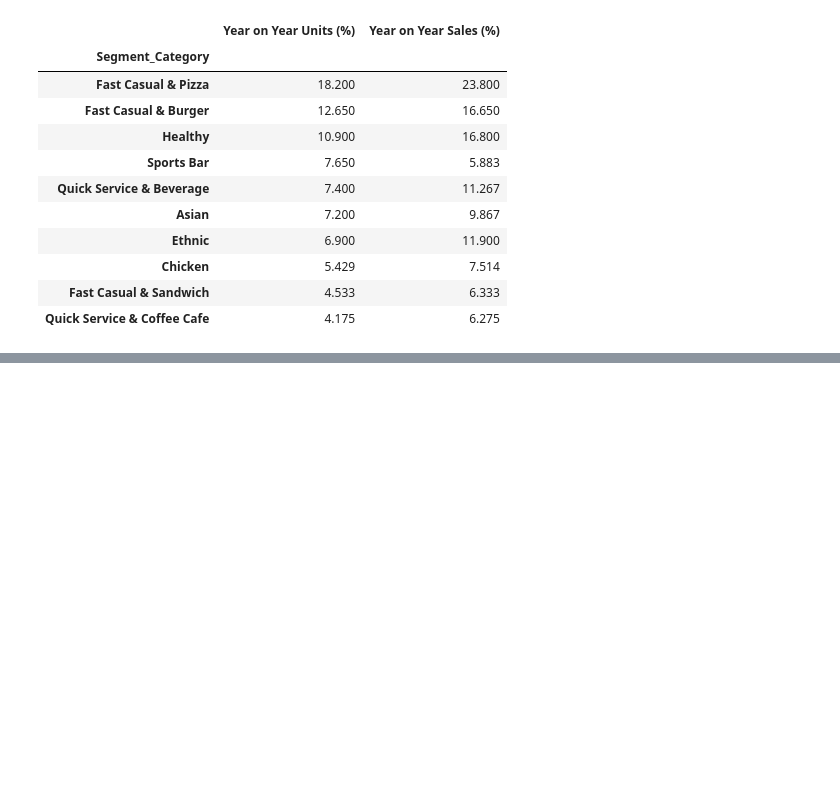
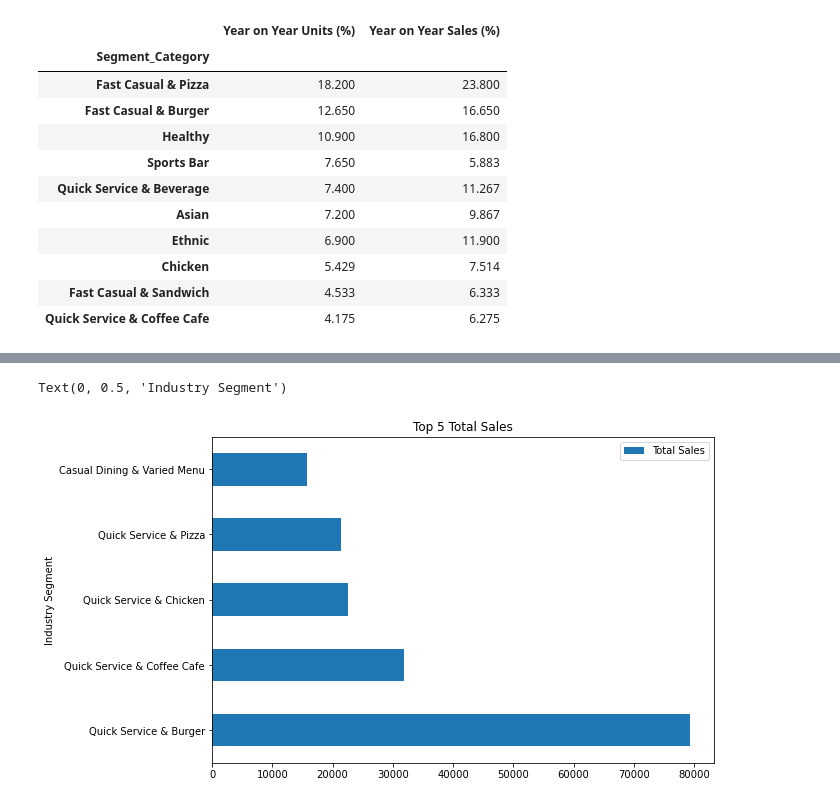
Before and after one commit to gavindizon/lyrid-training, a Jupyter notebook: Tidy Tuesday 1/DIZON - Tidy Tuesday #1.ipynb, the cells around one changed output, grey strips where cells are left out. Cells and saved outputs as stored; diff of their text form; code cells hidden in the pictures; blank space fills up the shorter version.

```diff
--- a/Tidy Tuesday 1/DIZON - Tidy Tuesday #1.ipynb
+++ b/Tidy Tuesday 1/DIZON - Tidy Tuesday #1.ipynb
@@ -248,0 +230,11 @@ Additionally, it can be seen that there is a strong positive correlation between
+# %%
+viz_sumAnalysis = sc_sumAnalysis.reset_index()
+
+viz_sumAnalysisCompressed = viz_sumAnalysis.sort_values(by=['Total Sales'], ascending= False).head(5)
+
+ax = viz_sumAnalysisCompressed.plot.barh(figsize=(9,6), x='Segment_Category', y='Total Sales')
+ax.set_title("Top 5 Total Sales")
+ax.set_ylabel('Industry Segment')
+# %% [output]
+Text(0, 0.5, 'Industry Segment')
+[figure, added]
```
Also changed, not shown: parts of 29 cells of this notebook.
